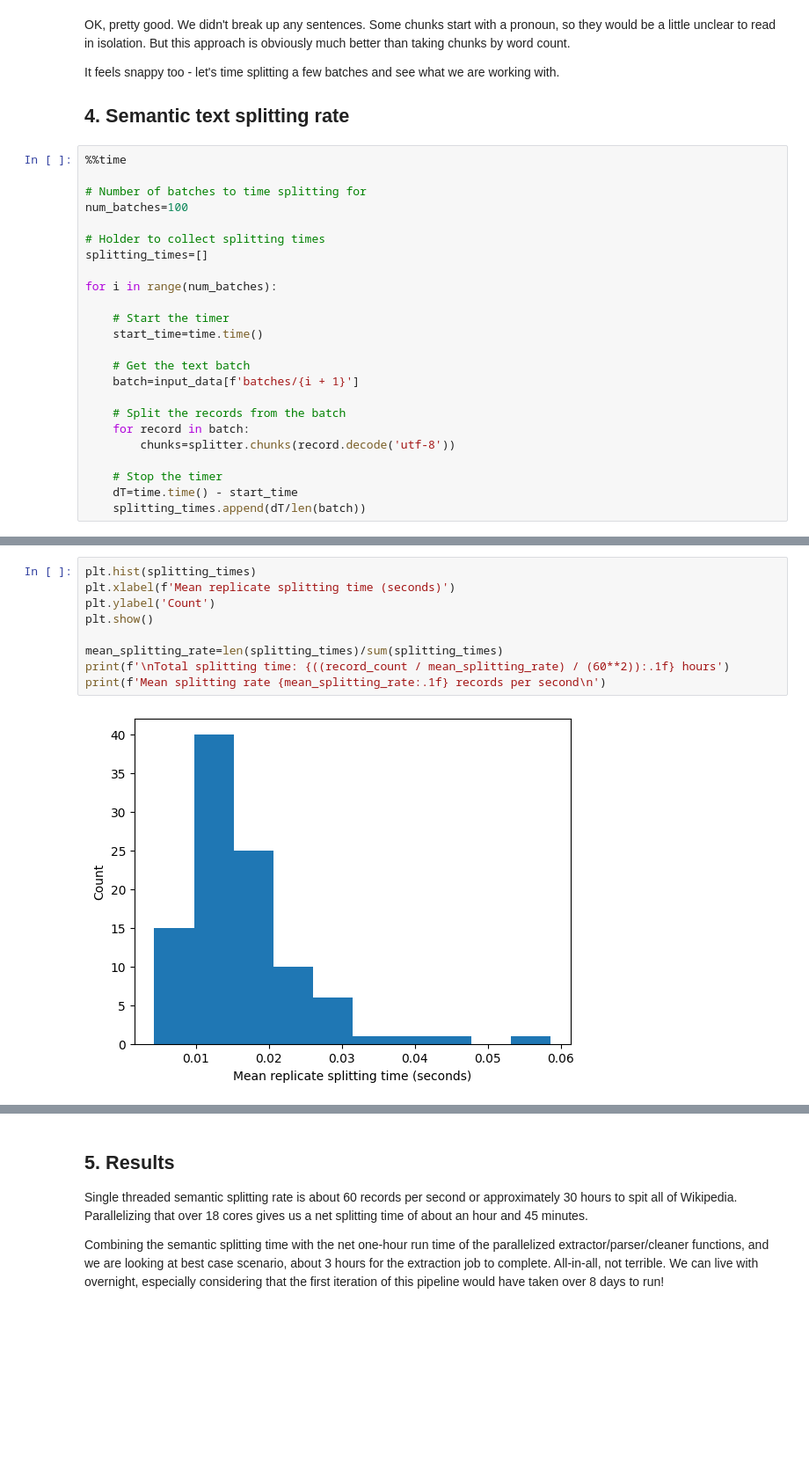
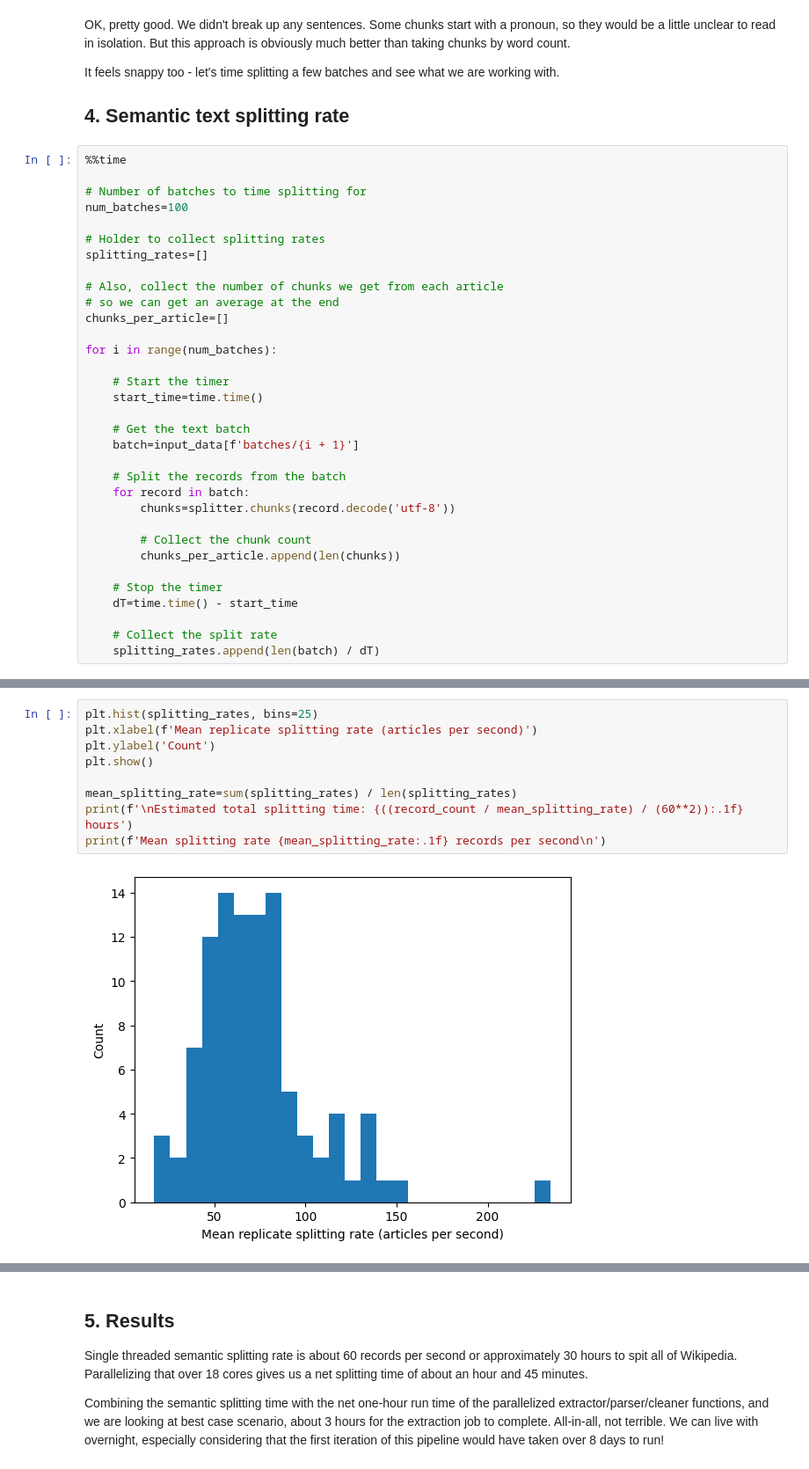
Before and after one commit to gperdrizet/OpenSearch, a Jupyter notebook: semantic_search/notebooks/02-semantic_chunking.ipynb, the cells around one changed output, grey strips where cells are left out. Shown: that part at 88% size. Saved outputs shown, nothing was run; the diff lists cells and outputs as text; blank space fills up the shorter version.

Commit message:
Added estimation of total chunks after semantic splitting.

```diff
--- a/semantic_search/notebooks/02-semantic_chunking.ipynb
+++ b/semantic_search/notebooks/02-semantic_chunking.ipynb
@@ -100,8 +100,12 @@ It feels snappy too - let's time splitting a few batches and see what we are wor
 # Number of batches to time splitting for
 num_batches=100
 
-# Holder to collect splitting times
-splitting_times=[]
+# Holder to collect splitting rates
+splitting_rates=[]
+
+# Also, collect the number of chunks we get from each article
+# so we can get an average at the end
+chunks_per_article=[]
 
 for i in range(num_batches):
 
@@ -115,7 +119,12 @@ for i in range(num_batches):
     for record in batch:
         chunks=splitter.chunks(record.decode('utf-8'))
 
+        # Collect the chunk count
+        chunks_per_article.append(len(chunks))
+
     # Stop the timer
     dT=time.time() - start_time
-    splitting_times.append(dT/len(batch))
+
+    # Collect the split rate
+    splitting_rates.append(len(batch) / dT)
 # %% [output]
@@ -124,11 +133,11 @@ Wall time: 2min 35s
 # %%
-plt.hist(splitting_times)
-plt.xlabel(f'Mean replicate splitting time (seconds)')
+plt.hist(splitting_rates, bins=25)
+plt.xlabel(f'Mean replicate splitting rate (articles per second)')
 plt.ylabel('Count')
 plt.show()
 
-mean_splitting_rate=len(splitting_times)/sum(splitting_times)
-print(f'\nTotal splitting time: {((record_count / mean_splitting_rate) / (60**2)):.1f} hours')
+mean_splitting_rate=sum(splitting_rates) / len(splitting_rates)
+print(f'\nEstimated total splitting time: {((record_count / mean_splitting_rate) / (60**2)):.1f} hours')
 print(f'Mean splitting rate {mean_splitting_rate:.1f} records per second\n')
 # %% [output]
-[figure, old version]
+[figure, new version]
```
Also changed, not shown: parts of 3 cells of this notebook.
